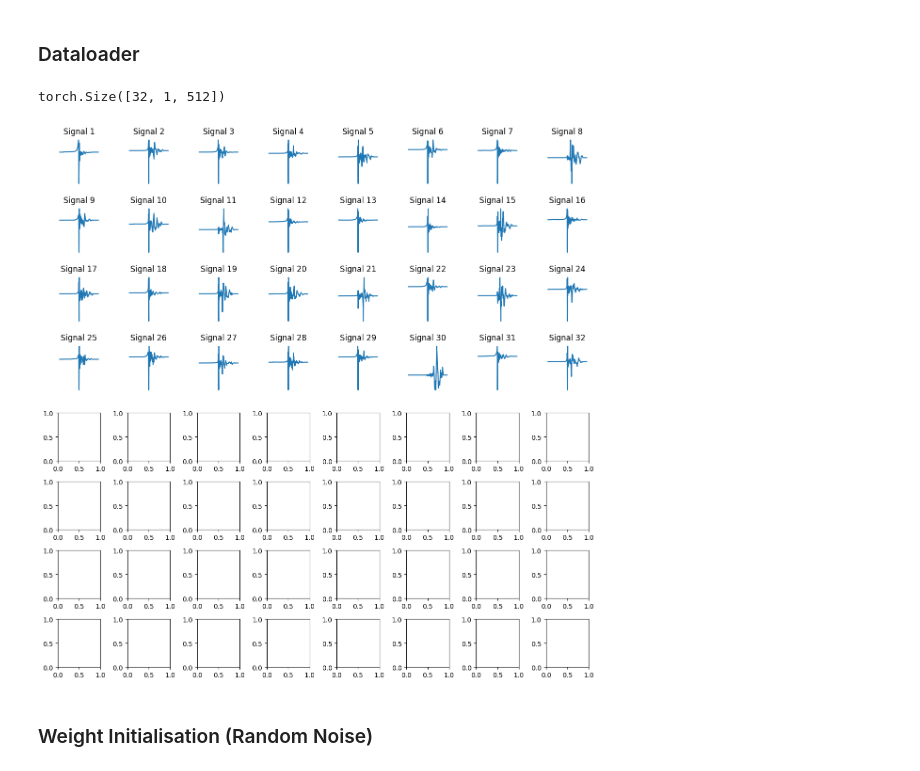
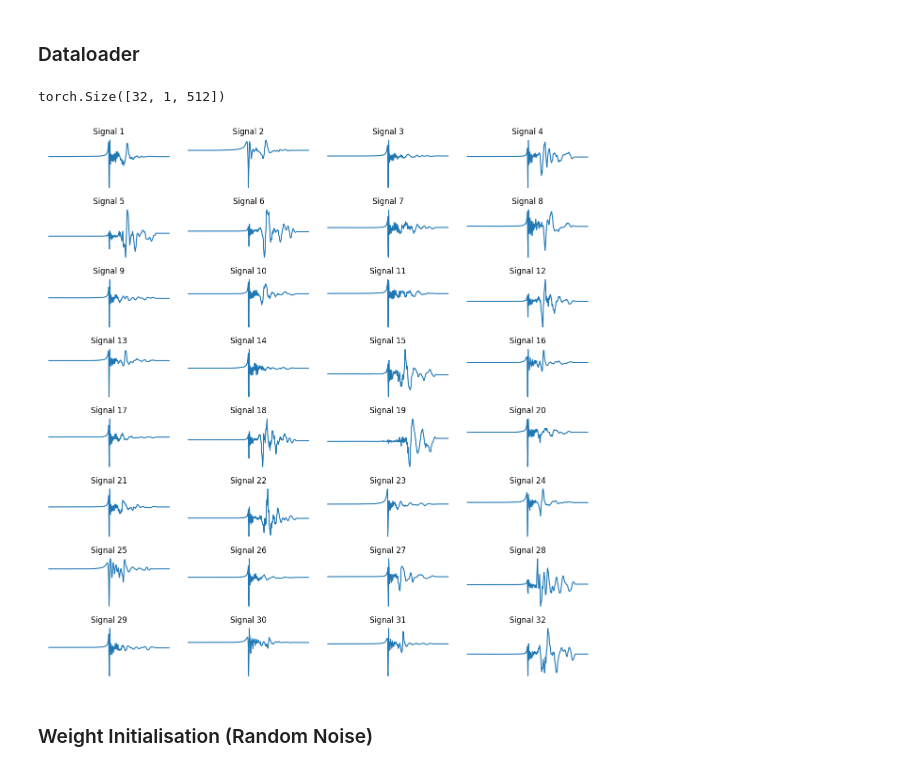
Before and after one commit to the-tarin/gw-generative-models, a Jupyter notebook: generated-data/gw-gans.ipynb, the cells around one changed output. Drawn from its saved outputs; the diff is of its cells as text; code cells hidden in the pictures.

```diff
--- a/generated-data/gw-gans.ipynb
+++ b/generated-data/gw-gans.ipynb
@@ -76,38 +76,38 @@ class GWDataset(Dataset):
 
         # todo: pad similar values to front and end of signals
 
-        signal_padded = np.pad(signal, ((0, 0), (padding_left, padding_right)), mode='constant')
+        signal_padded = np.pad(signal, ((0, 0), (padding_left, padding_right)), mode='edge')
 
         # print(signal_padded.shape)
         return signal_padded
 
 dataset = GWDataset("../data/richers_1764.csv")
 dataloader = DataLoader(dataset, batch_size=batch_size, shuffle=True, num_workers=0)
 
 real_batch = next(iter(dataloader))
 
 
-# Expecting: (64, 1, 407)
+# Expecting: (64, 1, 512)
 print(real_batch.shape)
 
 # plotting a single batch
 def plot_waveforms(batch):
-    fig, axs = plt.subplots(8, 8, figsize=(12, 12))
+    fig, axs = plt.subplots(8, int(batch_size/8), figsize=(12, 12))
     axs = axs.ravel()
 
     for i in range(len(batch)):
         signal = batch[i].squeeze()
         axs[i].plot(signal)
         axs[i].set_title(f'Signal {i+1}')
         axs[i].axis('off')
 
     plt.tight_layout()
     plt.show()
 
 plot_waveforms(real_batch)
 # %% [output]
 torch.Size([32, 1, 512])
-[figure, old version]
+[figure, new version]
 # %% [markdown]
 ### Weight Initialisation (Random Noise)
 # %%
```
Also changed, not shown: parts of 4 cells of this notebook.
